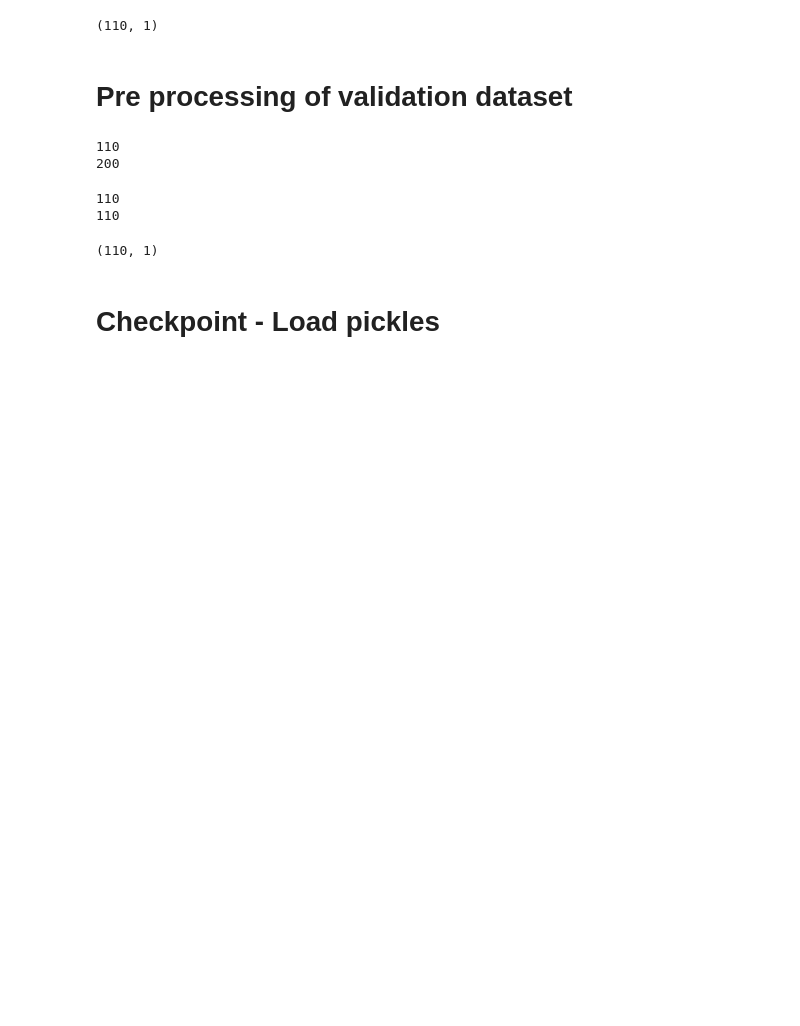
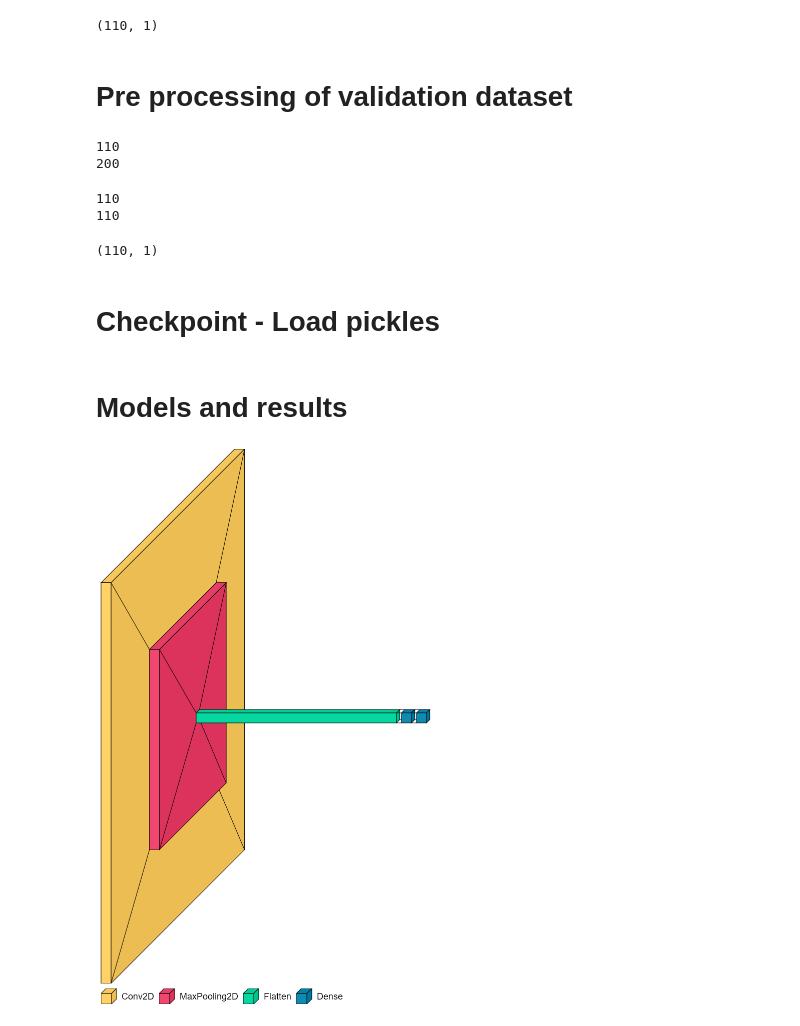
Before and after one commit to davidheilbron/DSE-unimi, a Jupyter notebook: Algorithms for Massive Datasets/Plant Leaves Recognizer.ipynb, the cells around one changed output. Drawn from its saved outputs; the diff is of its cells as text; code cells hidden in the pictures; blank space fills up the shorter version.

```diff
--- a/Algorithms for Massive Datasets/Plant Leaves Recognizer.ipynb
+++ b/Algorithms for Massive Datasets/Plant Leaves Recognizer.ipynb
@@ -1746,3 +1774,35 @@ y_test = pickle.load(open(r'D:\Data\pkl\y_test.pkl', "rb"))
 #load validation data
 X_valid = pickle.load(open(r'D:\Data\pkl\X_valid.pkl', "rb"))
 y_valid = pickle.load(open(r'D:\Data\pkl\y_valid.pkl', "rb"))
+# %% [markdown]
+# Models and results
+# %%
+#def model 1
+
+def create_model():
+    model=Sequential()
+    model.add(Conv2D(16, (3,3), activation='relu', kernel_initializer='he_uniform', padding='same', input_shape=(200, 200, 3)))
+    model.add(MaxPooling2D((2,2)))
+
+    #model.add(Conv2D(64, (3,3), activation='relu', kernel_initializer='he_uniform', padding='same'))
+    #model.add(MaxPooling2D((2,2)))
+
+    #model.add(Conv2D(128, (3,3), activation='relu', kernel_initializer='he_uniform', padding='same'))
+    #model.add(MaxPooling2D((2,2)))
+
+    model.add(Flatten())
+    model.add(Dense(32, activation='relu', kernel_initializer='he_uniform'))
+    model.add(Dense(11, activation='sigmoid'))
+
+    model.compile(loss='categorical_crossentropy', optimizer=SGD(learning_rate=0.001, momentum=0.9), metrics=['accuracy'])
+    return model
+# %%
+#create model
+model=create_model()
+# %%
+#visualize architecture
+font = ImageFont.truetype("arial.ttf", 18)
+visualkeras.layered_view(model, legend=True, font=font,
+                         to_file=r"C:\Users\Administrator\Documents\GitHub\Projects\Algorithms for Massive Datasets\Plots\model1_1.png")
+# %% [output]
+[figure, added]
```
Also changed, not shown: parts of 15 cells of this notebook, 2 other files.
